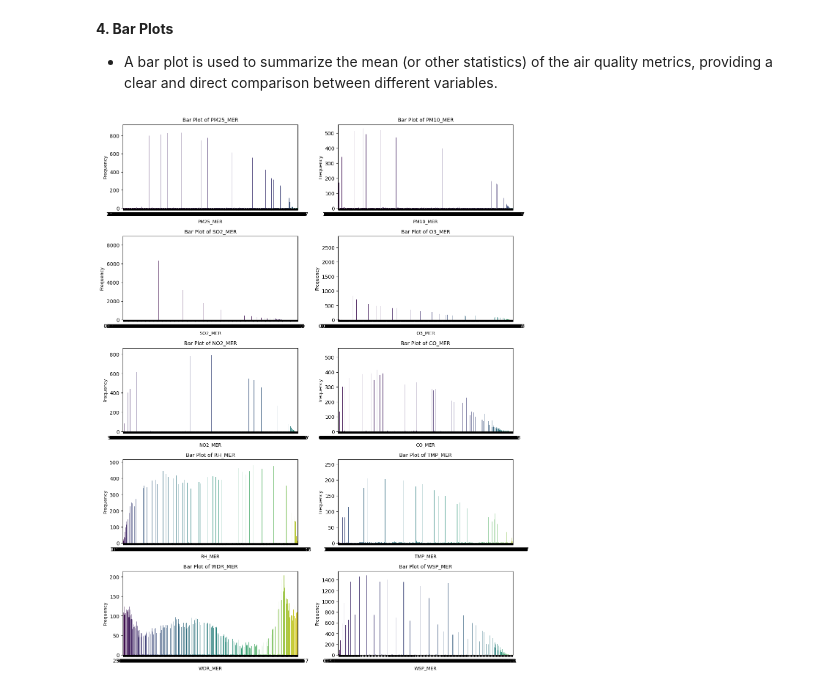
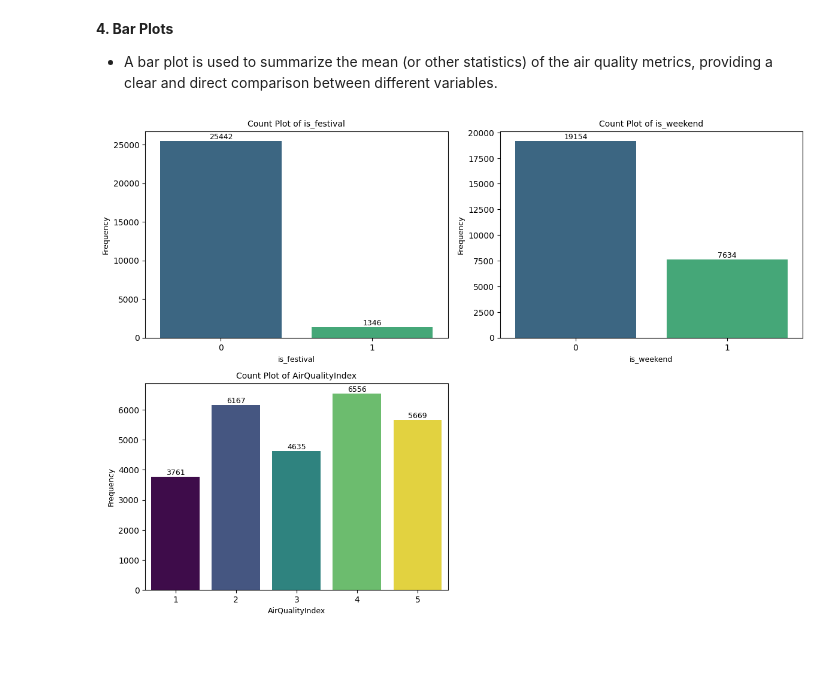
Before and after one commit to AngelaShakya/Omdena_MexicoChapter_AirQualityPrediction, a Jupyter notebook: univariate_analysis_MER_station.ipynb, the cells around one changed output. Saved outputs shown, nothing was run; the diff lists cells and outputs as text; code cells hidden in the pictures; blank space fills up the shorter version.

```diff
--- a/univariate_analysis_MER_station.ipynb
+++ b/univariate_analysis_MER_station.ipynb
@@ -224,29 +266,73 @@ plt.show()
 # %%
 
 # Set up a figure with subplots
-fig, axes = plt.subplots(6, 2, figsize=(12, 18))  # 6 rows, 2 columns grid
+# fig, axes = plt.subplots(6, 2, figsize=(12, 18))  # 6 rows, 2 columns grid
+# axes = axes.flatten()  # Flatten the 2D array of axes for easy iteration
+
+# # Loop through each column and corresponding subplot
+# for i, col in enumerate(columns_to_plot):
+#     sns.barplot(
+#         x=df[col].value_counts().index,
+#         y=df[col].value_counts().values,
+#         ax=axes[i],
+#         hue=df[col].value_counts().index,  # Assigning `x` variable to `hue`
+#         palette="viridis",
+#         legend=False
+#     )
+#     axes[i].set_title(f'Bar Plot of {col}', fontsize=10)
+#     axes[i].set_xlabel(col, fontsize=9)
+#     axes[i].set_ylabel('Frequency', fontsize=9)
+
+# # Remove any unused subplots if the number of columns is less than grid spaces
+# for j in range(len(columns_to_plot), len(axes)):
+#     fig.delaxes(axes[j])
+
+# # Adjust layout and display the plot
+# plt.tight_layout()
+# plt.show()
+
+
+# Set up a figure with subplots
+fig, axes = plt.subplots(6, 2, figsize=(12, 25))  # 6 rows, 2 columns grid
 axes = axes.flatten()  # Flatten the 2D array of axes for easy iteration
 
+# List of categorical columns to plot
+cat_columns = ['is_festival', 'is_weekend', 'AirQualityIndex']
+
 # Loop through each column and corresponding subplot
-for i, col in enumerate(columns_to_plot):
-    sns.barplot(
-        x=df[col].value_counts().index,
-        y=df[col].value_counts().values,
+for i, col in enumerate(cat_columns):
+    # Create the count plot
+    sns.countplot(
+        x=col,
+        data=df,  # Use the dataset directly
         ax=axes[i],
-        hue=df[col].value_counts().index,  # Assigning `x` variable to `hue`
-        palette="viridis",
-        legend=False
+        hue=col,  # Assign the same column to hue for color mapping
+        palette="viridis",  # Color palette
+        dodge=False,  # Ensures the bars are not split
+        legend=False  # Suppress the legend
     )
-    axes[i].set_title(f'Bar Plot of {col}', fontsize=10)
+
+    # Set plot titles and labels
+    axes[i].set_title(f'Count Plot of {col}', fontsize=10)
     axes[i].set_xlabel(col, fontsize=9)
     axes[i].set_ylabel('Frequency', fontsize=9)
 
+    # Optionally, add labels on top of the bars to show the counts
+    for p in axes[i].patches:
+        axes[i].annotate(
+            format(p.get_height(), '.0f'),  # Format the count as integer
+            (p.get_x() + p.get_width() / 2., p.get_height()),  # Position the label
+            ha='center', va='center',  # Alignment
+            fontsize=9, color='black',  # Label font size and color
+            xytext=(0, 5), textcoords='offset points'  # Positioning the label slightly above the bar
+        )
+
 # Remove any unused subplots if the number of columns is less than grid spaces
-for j in range(len(columns_to_plot), len(axes)):
+for j in range(len(cat_columns), len(axes)):
     fig.delaxes(axes[j])
 
 # Adjust layout and display the plot
 plt.tight_layout()
 plt.show()
 # %% [output]
-[figure, old version]
+[figure, new version]
```
Also changed, not shown: parts of 4 cells of this notebook.
